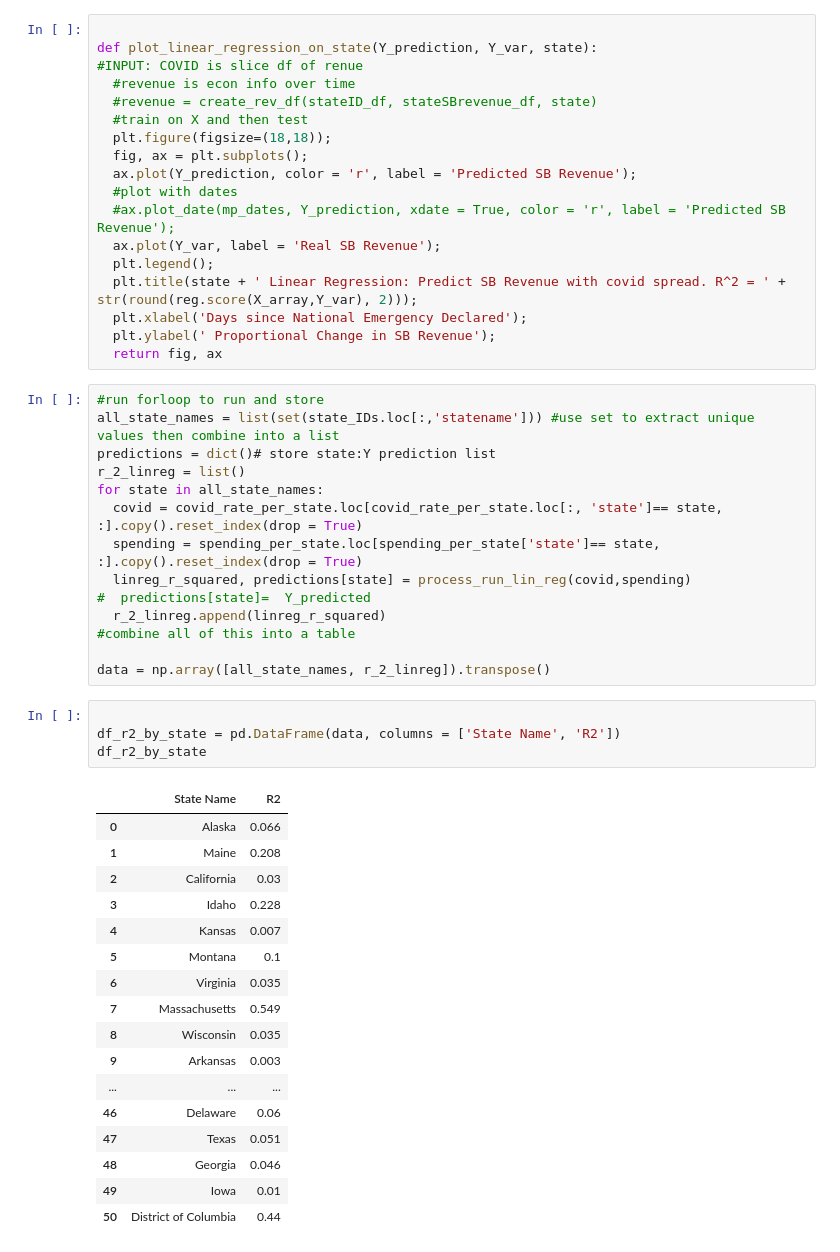
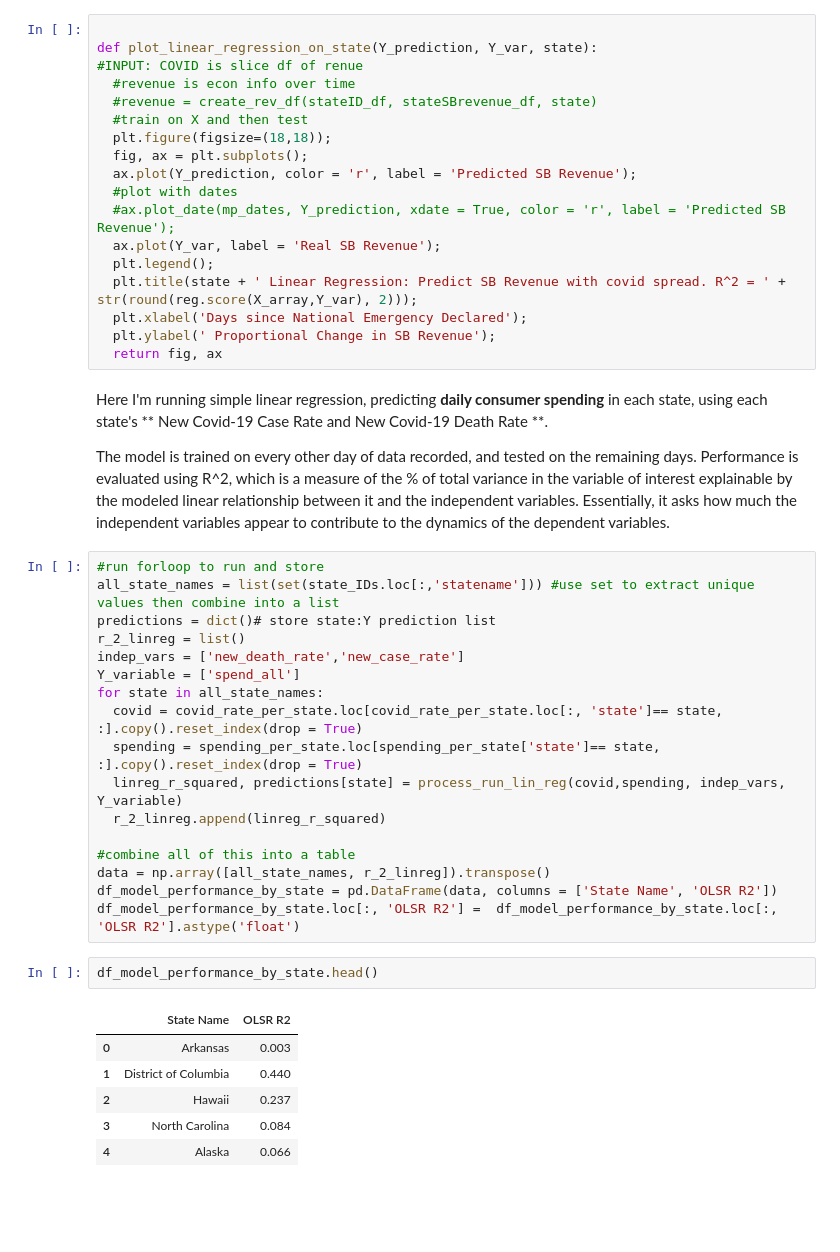
Before and after one commit to cjohnsoncruz/covid_spread_and_business_revenue, a Jupyter notebook: Quantifying_how_Covid_Case_Rates_affect_Business_Revenue.ipynb, the cells around one changed output. Saved outputs shown, nothing was run; the diff lists cells and outputs as text; blank space fills up the shorter version.

```diff
--- a/Quantifying_how_Covid_Case_Rates_affect_Business_Revenue.ipynb
+++ b/Quantifying_how_Covid_Case_Rates_affect_Business_Revenue.ipynb
@@ -195,40 +193,34 @@ def plot_linear_regression_on_state(Y_prediction, Y_var, state):
   plt.xlabel('Days since National Emergency Declared');
   plt.ylabel(' Proportional Change in SB Revenue');
   return fig, ax
+# %% [markdown]
+Here I'm running simple linear regression, predicting **daily consumer spending** in each state, using each state's ** New Covid-19 Case Rate and New Covid-19 Death Rate **.
+
+The model is trained on every other day of data recorded, and tested on the remaining days. Performance is evaluated using R^2, which is a measure of the % of total variance in the variable of interest explainable by the modeled linear relationship between it and the independent variables. Essentially, it asks how much the independent variables appear to contribute to the dynamics of the dependent variables.
 # %%
 #run forloop to run and store
 all_state_names = list(set(state_IDs.loc[:,'statename'])) #use set to extract unique values then combine into a list
 predictions = dict()# store state:Y prediction list
 r_2_linreg = list()
+indep_vars = ['new_death_rate','new_case_rate']
+Y_variable = ['spend_all']
 for state in all_state_names:
   covid = covid_rate_per_state.loc[covid_rate_per_state.loc[:, 'state']== state, :].copy().reset_index(drop = True)
   spending = spending_per_state.loc[spending_per_state['state']== state, :].copy().reset_index(drop = True)
-  linreg_r_squared, predictions[state] = process_run_lin_reg(covid,spending)
-#  predictions[state]=  Y_predicted
+  linreg_r_squared, predictions[state] = process_run_lin_reg(covid,spending, indep_vars, Y_variable)
   r_2_linreg.append(linreg_r_squared)
+
 #combine all of this into a table
-
 data = np.array([all_state_names, r_2_linreg]).transpose()
+df_model_performance_by_state = pd.DataFrame(data, columns = ['State Name', 'OLSR R2'])
+df_model_performance_by_state.loc[:, 'OLSR R2'] =  df_model_performance_by_state.loc[:, 'OLSR R2'].astype('float')
-# %%
-
-df_r2_by_state = pd.DataFrame(data, columns = ['State Name', 'R2'])
-df_r2_by_state
-# %% [output]
-|  | State Name | R2 |
-| 0 | Alaska | 0.066 |
-| 1 | Maine | 0.208 |
-| 2 | California | 0.03 |
-| 3 | Idaho | 0.228 |
-| 4 | Kansas | 0.007 |
-| 5 | Montana | 0.1 |
-| 6 | Virginia | 0.035 |
-| 7 | Massachusetts | 0.549 |
-| 8 | Wisconsin | 0.035 |
-| 9 | Arkansas | 0.003 |
-| ... | ... | ... |
-| 46 | Delaware | 0.06 |
-| 47 | Texas | 0.051 |
-| 48 | Georgia | 0.046 |
-| 49 | Iowa | 0.01 |
-| 50 | District of Columbia | 0.44 |
+# %%
+df_model_performance_by_state.head()
+# %% [output]
+|  | State Name | OLSR R2 |
+| 0 | Arkansas | 0.003 |
+| 1 | District of Columbia | 0.440 |
+| 2 | Hawaii | 0.237 |
+| 3 | North Carolina | 0.084 |
+| 4 | Alaska | 0.066 |
 # %% [markdown]
```
Also changed, not shown: parts of 12 cells of this notebook.
